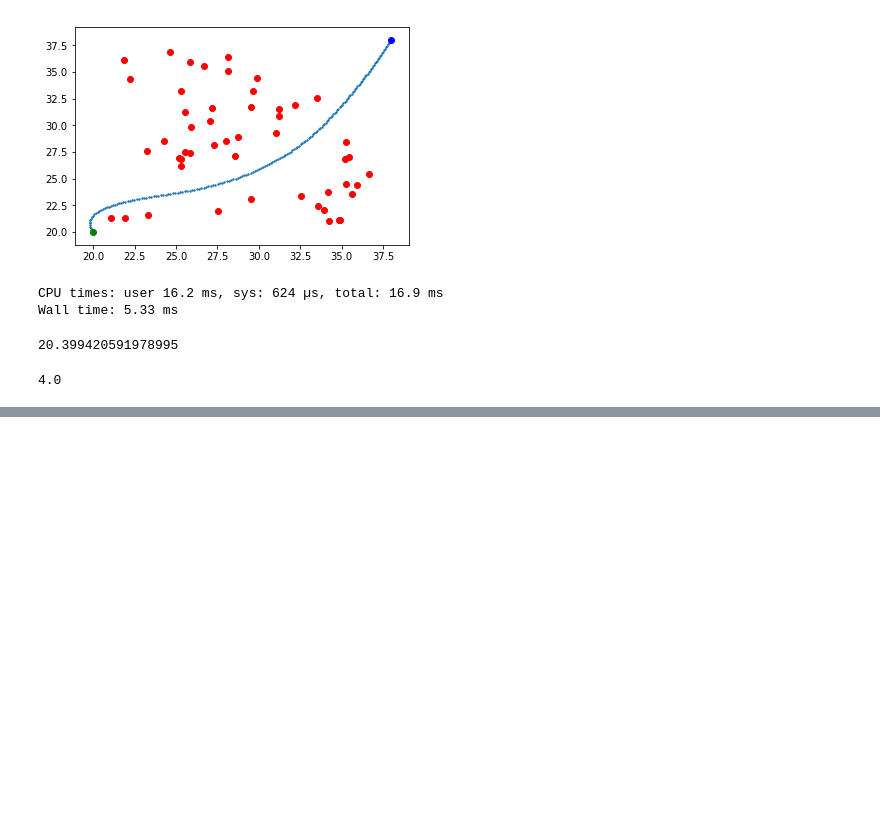
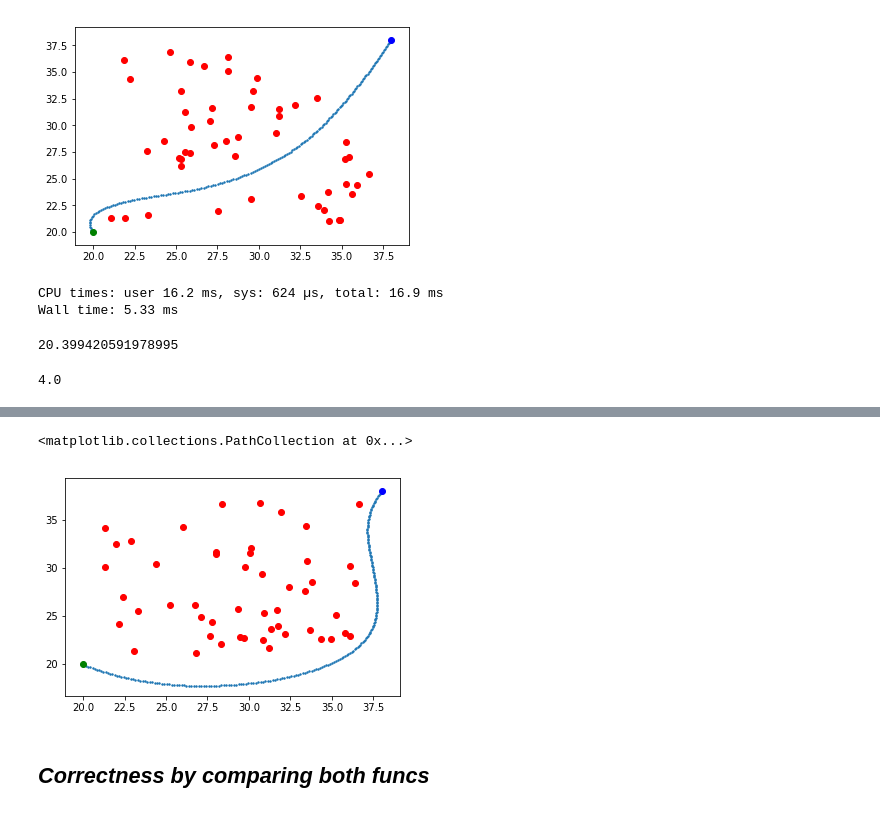
Before and after one commit to soraxas/time-to-collision, a Jupyter notebook: TTC-Prob.ipynb, the cells around one changed output, grey strips where cells are left out. Cells and saved outputs as stored; diff of their text form; code cells hidden in the pictures; blank space fills up the shorter version.

Commit message:
implemented rollout
Signed-off-by: Tin Lai <oscar@tinyiu.com>

```diff
--- a/TTC-Prob.ipynb
+++ b/TTC-Prob.ipynb
@@ -225,0 +269,22 @@ ttc_checkCol(res.x,start_point)
+# %%
+%%time
+start_point=np.array([38.,38.,-2.])
+end_point=np.array([20.,20.])
+cur_point=copy.copy(start_point)
+pos_list=[]
+vel_list=[]
+cur_con=copy.copy(single_con)
+for i in range(0,200):
+    pos_list.append(copy.copy(cur_point))
+    res=minimize(fast_rollout.rollout,
+                 cur_con,method='slsqp',
+                 args=(cur_point, end_point, obs_np),
+                 bounds=LinBounds,
+                 options={'ftol':0.1}
+                )
+    cur_con=copy.copy(res.x)
+    next_point=integrate_next_step(cur_point,cur_con)
+    cur_point=next_point
+    vel_list.append(cur_con)
+    if(np.linalg.norm(cur_point[:2]-end_point)<0.1):
+        break
@@ -225,0 +294,10 @@ ttc_checkCol(res.x,start_point)
+# %%
+pl.scatter(pos_np[:,0],pos_np[:,1],s=2)
+pl.scatter(random_x,random_y,c='r')
+pl.scatter(start_point[0],start_point[1],c='b')
+pl.scatter(end_point[0],end_point[1],c='g')
+# %% [output]
+<matplotlib.collections.PathCollection at 0x...>
+[figure, added]
+# %% [markdown]
+## *Correctness by comparing both funcs*
```
Also changed, not shown: parts of 9 cells of this notebook, 4 other files.
